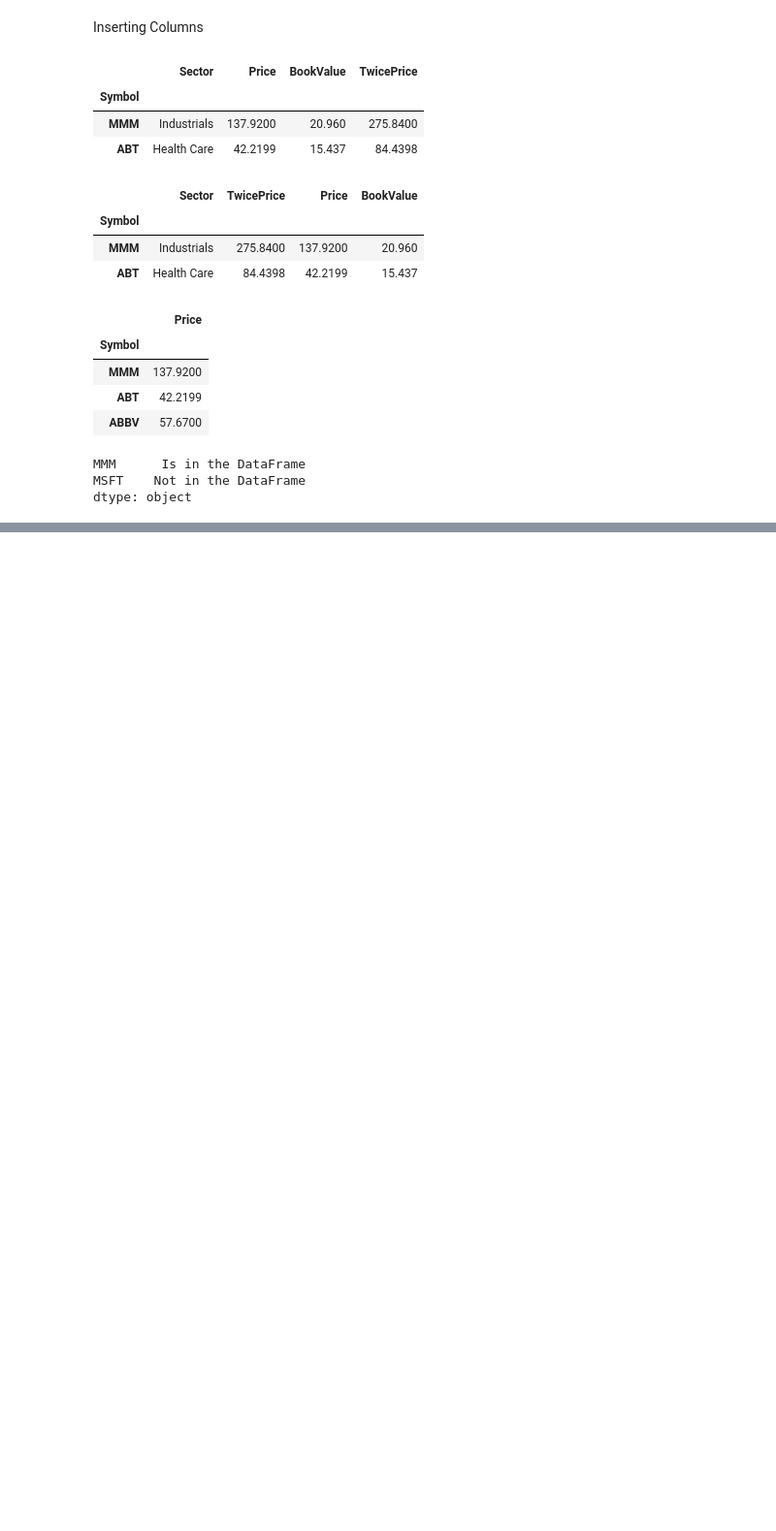
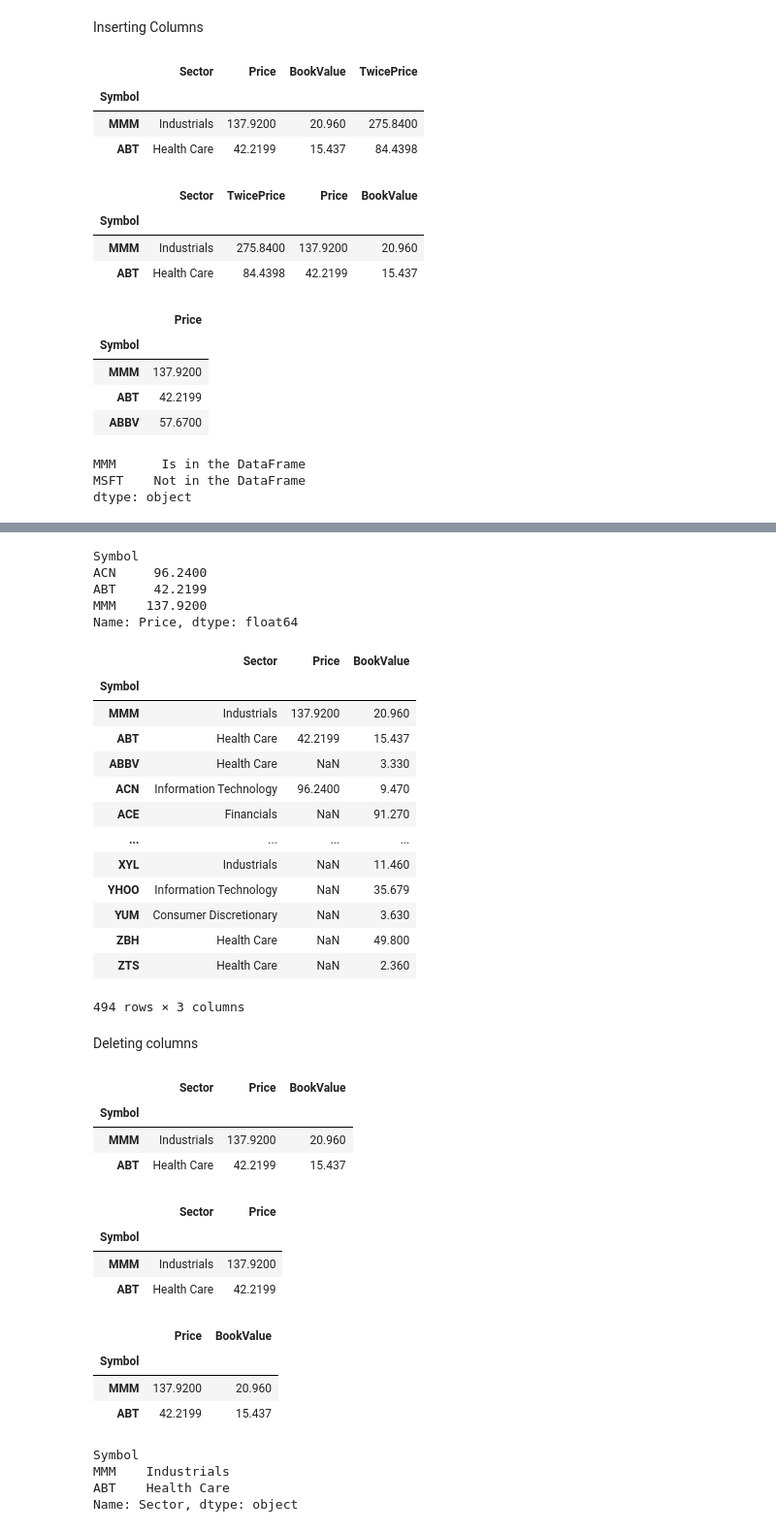
Before and after one commit to andirey/Notebooks, a Jupyter notebook: LearningPandas/Learning pandas 5.ipynb, the cells around one changed output, grey strips where cells are left out. Shown: that part at 97% size. Cells and saved outputs as stored; diff of their text form; code cells hidden in the pictures; blank space fills up the shorter version.

```diff
--- a/LearningPandas/Learning pandas 5.ipynb
+++ b/LearningPandas/Learning pandas 5.ipynb
@@ -519,0 +543,62 @@ dtype: object
+# %%
+copy = sp500.copy()
+prices = sp500.iloc[[3, 1, 0]].Price.copy()
+prices
+# %% [output]
+Symbol
+ACN     96.2400
+ABT     42.2199
+MMM    137.9200
+Name: Price, dtype: float64
+# %%
+copy.Price = prices
+copy
+# %% [output]
+|  | Sector | Price | BookValue |
+| Symbol |  |  |  |
+| MMM | Industrials | 137.9200 | 20.960 |
+| ABT | Health Care | 42.2199 | 15.437 |
+| ABBV | Health Care | NaN | 3.330 |
+| ACN | Information Technology | 96.2400 | 9.470 |
+| ACE | Financials | NaN | 91.270 |
+| ... | ... | ... | ... |
+| XYL | Industrials | NaN | 11.460 |
+| YHOO | Information Technology | NaN | 35.679 |
+| YUM | Consumer Discretionary | NaN | 3.630 |
+| ZBH | Health Care | NaN | 49.800 |
+| ZTS | Health Care | NaN | 2.360 |
+494 rows × 3 columns
+# %% [markdown]
+Deleting columns
+# %%
+copy = sp500[:2].copy()
+copy
+# %% [output]
+|  | Sector | Price | BookValue |
+| Symbol |  |  |  |
+| MMM | Industrials | 137.9200 | 20.960 |
+| ABT | Health Care | 42.2199 | 15.437 |
+# %%
+del copy['BookValue']
+copy
+# %% [output]
+|  | Sector | Price |
+| Symbol |  |  |
+| MMM | Industrials | 137.9200 |
+| ABT | Health Care | 42.2199 |
+# %%
+copy = sp500[:2].copy()
+popped = copy.pop('Sector')
+copy
+# %% [output]
+|  | Price | BookValue |
+| Symbol |  |  |
+| MMM | 137.9200 | 20.960 |
+| ABT | 42.2199 | 15.437 |
+# %%
+popped
+# %% [output]
+Symbol
+MMM    Industrials
+ABT    Health Care
+Name: Sector, dtype: object
```
Also changed, not shown: parts of 8 cells of this notebook, 1 other file.
